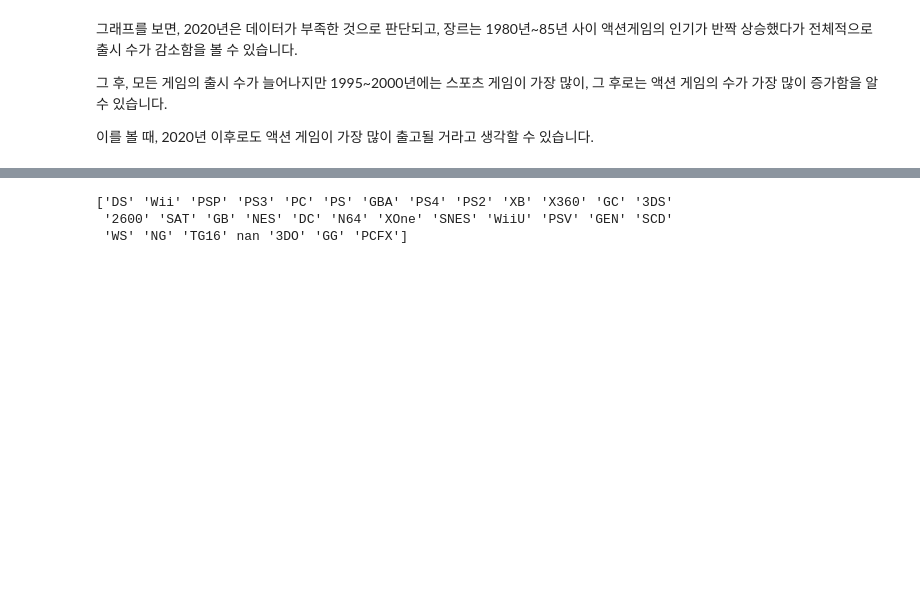
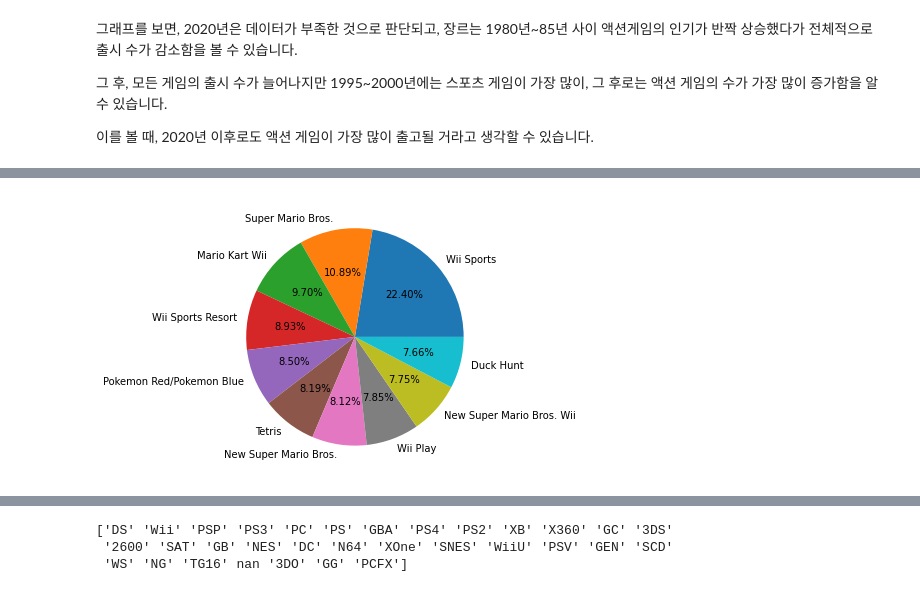
Before and after one commit to Lemonfry/ds-section1-project, a Jupyter notebook: section1-project.ipynb, the cells around one changed output, grey strips where cells are left out. Saved outputs shown, nothing was run; the diff lists cells and outputs as text; code cells hidden in the pictures; blank space fills up the shorter version.

```diff
--- a/section1-project.ipynb
+++ b/section1-project.ipynb
@@ -571,0 +591,2 @@ plt.show()
+# %%
+game_data_sort_total = game_data.sort_values('Total_Sales', ascending=[False])
@@ -571,0 +669,10 @@ plt.show()
+# %%
+# 이제 위 5개에 대한 그래프를, 10위까지만 잘라서 그려 보겠습니다
+
+fig = plt.figure(figsize=(5,5))
+fig.set_facecolor('white')
+ax = fig.add_subplot()
+ax.pie(x=game_data_sort_total['Total_Sales'].head(10), labels = game_data_sort_total['Name'].head(10), autopct=lambda p : '{:.2f}%'.format(p))
+plt.show()
+# %% [output]
+[figure, added]
```
Also changed, not shown: parts of 41 cells of this notebook.
